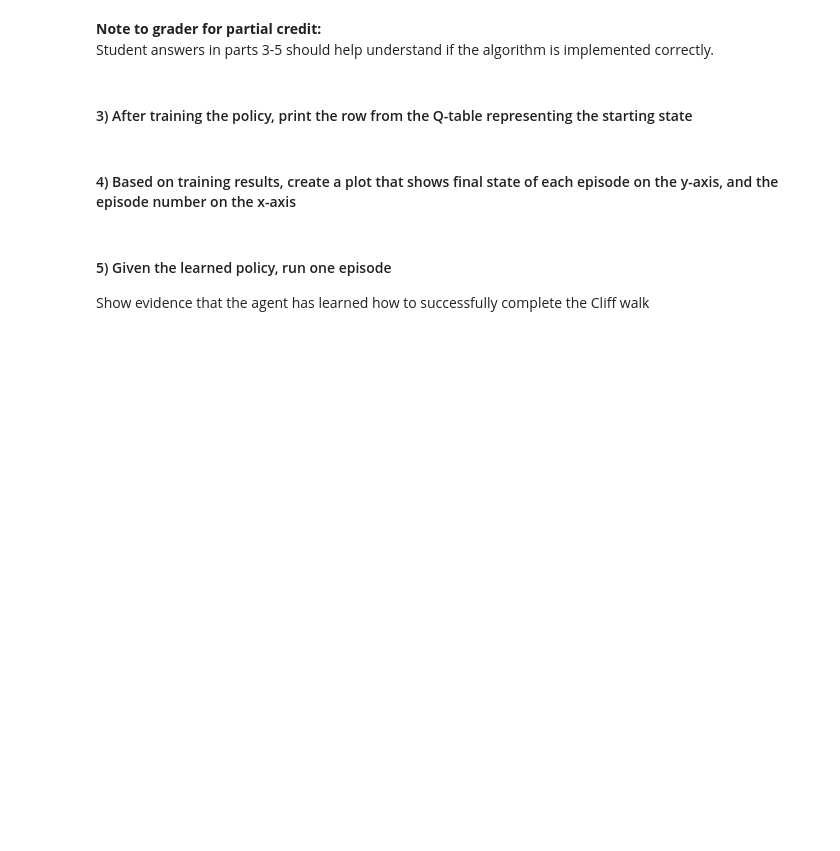
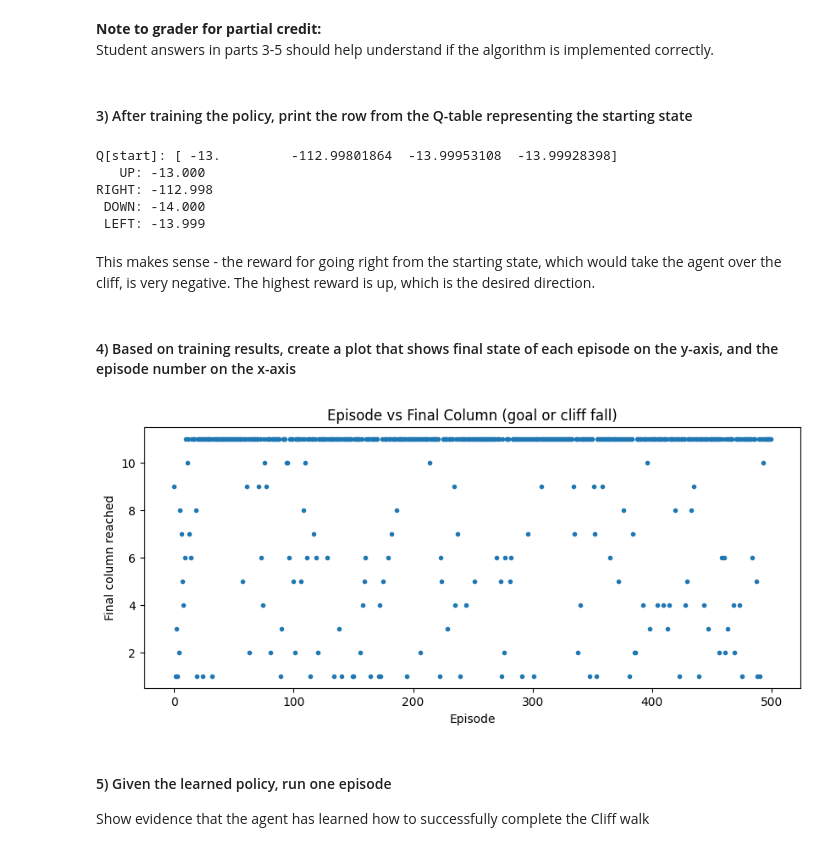
Before and after one commit to jackburke12/applied_reinforcement_learning, a Jupyter notebook: 04_q_learning/lab_q_learning_cliff_walk.ipynb, the cells around one changed output. Cells and saved outputs as stored; diff of their text form; code cells hidden in the pictures; blank space fills up the shorter version.

```diff
--- a/04_q_learning/lab_q_learning_cliff_walk.ipynb
+++ b/04_q_learning/lab_q_learning_cliff_walk.ipynb
@@ -36,8 +138,37 @@ You can decide the other parameters as you wish.
 Student answers in parts 3-5 should help understand if the algorithm is implemented correctly.
 # %% [markdown]
 #### 3) After training the policy, print the row from the Q-table representing the starting state
+# %%
+# ---- After training loop ----
+start_state = get_state(*start)
+
+# Raw Q-row for the starting state (length = 4 actions)
+print("Q[start]:", Q[start_state])
+
+action_names = ["UP", "RIGHT", "DOWN", "LEFT"]
+for a, q in enumerate(Q[start_state]):
+    print(f"{action_names[a]:>5}: {q: .3f}")
+# %% [output]
+Q[start]: [ -13.         -112.99801864  -13.99953108  -13.99928398]
+   UP: -13.000
+RIGHT: -112.998
+ DOWN: -14.000
+ LEFT: -13.999
+# %% [markdown]
+This makes sense - the reward for going right from the starting state, which would take the agent over the cliff, is very negative. The highest reward is up, which is the desired direction.
 # %% [markdown]
 #### 4) Based on training results, create a plot that shows final state of each episode on the y-axis, and the episode number on the x-axis
+# %%
+import matplotlib.pyplot as plt
+
+plt.figure(figsize=(10, 4))
+plt.plot(range(episodes), final_states, marker='.', linestyle='none')
+plt.xlabel("Episode")
+plt.ylabel("Final column reached")
+plt.title("Episode vs Final Column (goal or cliff fall)")
+plt.show()
+# %% [output]
+[figure, added]
 # %% [markdown]
 #### 5) Given the learned policy, run one episode
 
```
Also changed, not shown: parts of 3 cells of this notebook.
